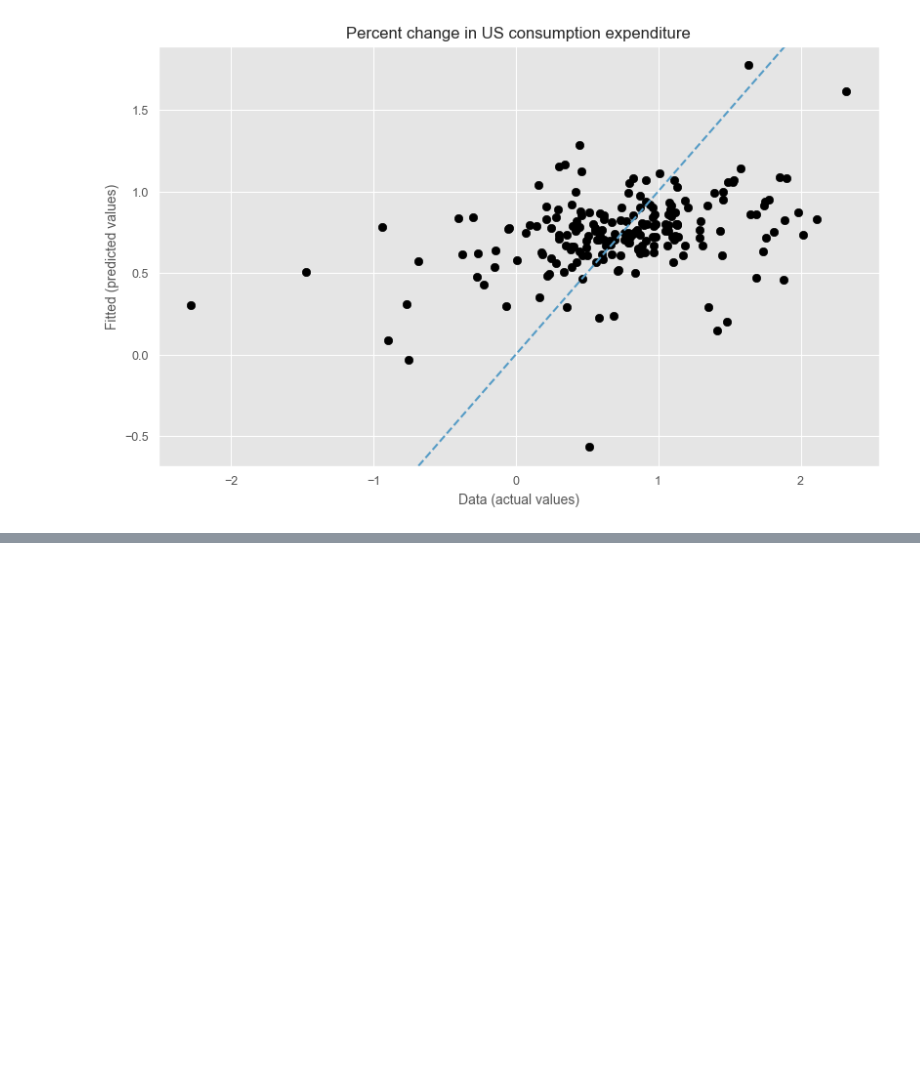
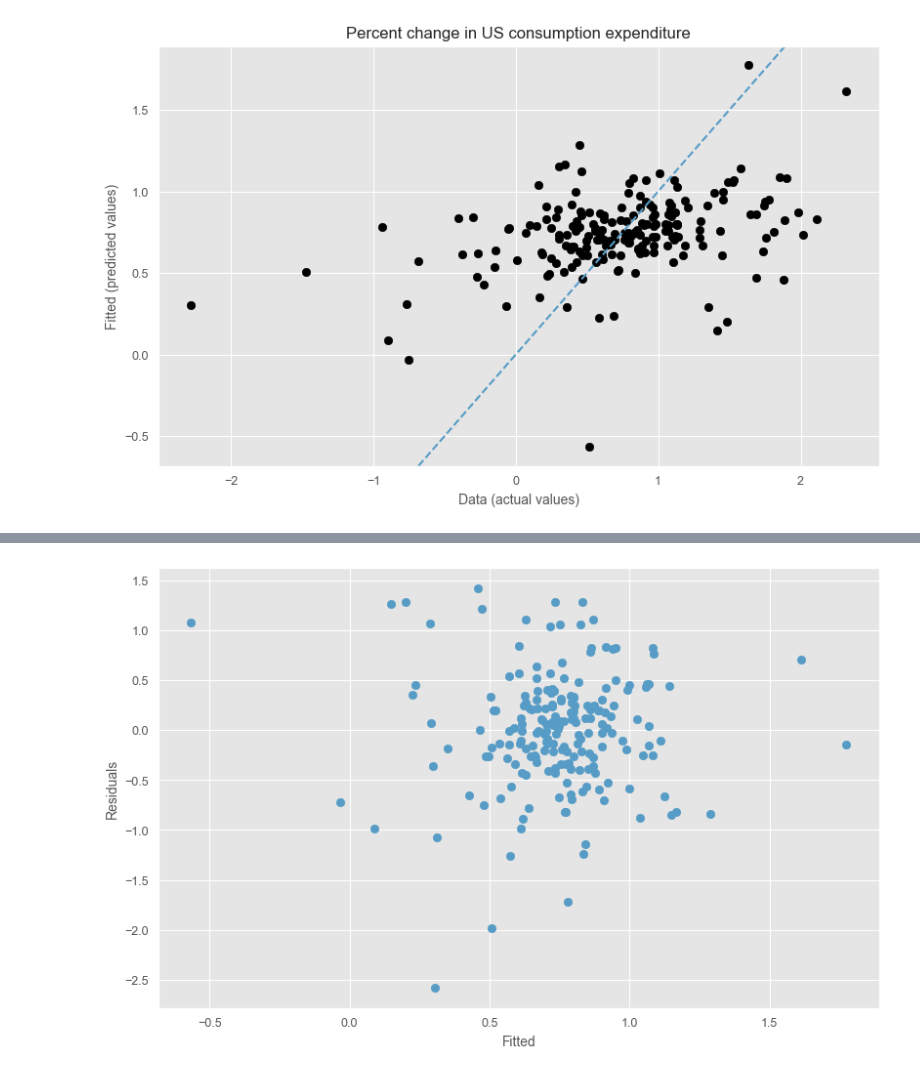
Before and after one commit to DavidGuzzi/TSA, a Jupyter notebook: Forecasting Principles and Practice 3rd/pythonic_way/7.ipynb, the cells around one changed output, grey strips where cells are left out. Saved outputs shown, nothing was run; the diff lists cells and outputs as text; code cells hidden in the pictures; blank space fills up the shorter version.

```diff
--- a/Forecasting Principles and Practice 3rd/pythonic_way/7.ipynb
+++ b/Forecasting Principles and Practice 3rd/pythonic_way/7.ipynb
@@ -336,0 +358,7 @@ plt.show()
+# %%
+fig, ax = plt.subplots()
+ax.scatter(insample_forecasts, residuals)
+ax.set(xlabel="Fitted", ylabel="Residuals")
+plt.show()
+# %% [output]
+[figure, added]
```
Also changed, not shown: parts of 6 cells of this notebook.
